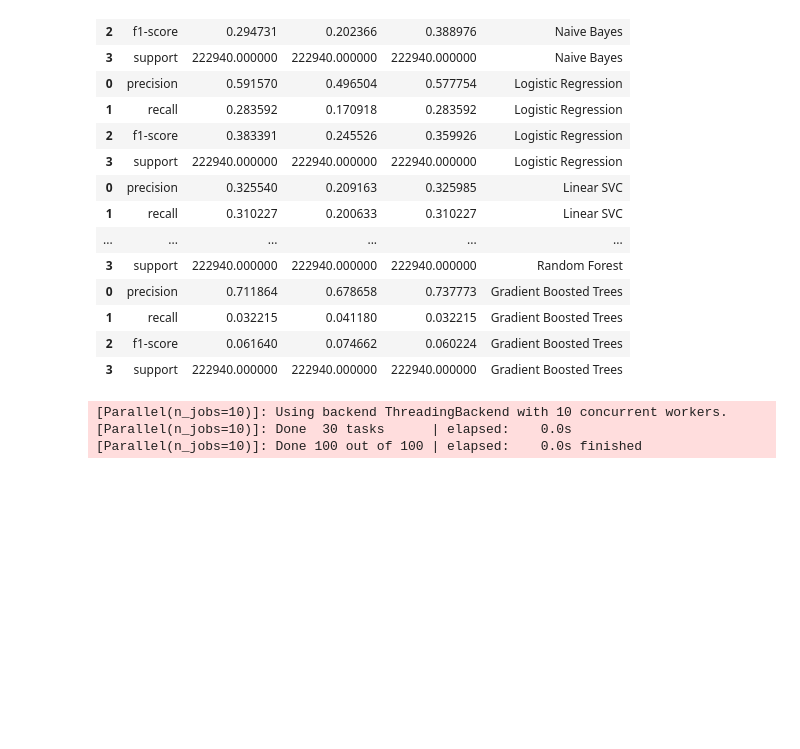
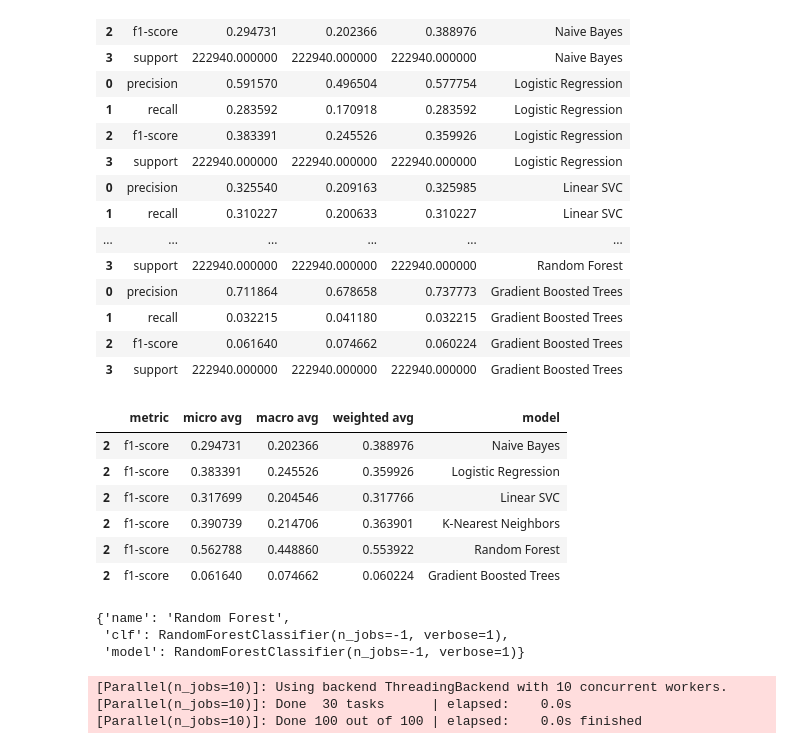
Before and after one commit to edwardpk94/movie_genres, a Jupyter notebook: model/eda.ipynb, the cells around one changed output. Cells and saved outputs as stored; diff of their text form; code cells hidden in the pictures; blank space fills up the shorter version.

```diff
--- a/model/eda.ipynb
+++ b/model/eda.ipynb
@@ -679,3 +680,14 @@ Training model: Gradient Boosted Trees
 | 1 | recall | 0.032215 | 0.041180 | 0.032215 | Gradient Boosted Trees |
 | 2 | f1-score | 0.061640 | 0.074662 | 0.060224 | Gradient Boosted Trees |
 | 3 | support | 222940.000000 | 222940.000000 | 222940.000000 | Gradient Boosted Trees |
+# %%
+# Random forest is pretty clearly the winner here
+results_df.query("metric == 'f1-score'")
+# %% [output]
+|  | metric | micro avg | macro avg | weighted avg | model |
+| 2 | f1-score | 0.294731 | 0.202366 | 0.388976 | Naive Bayes |
+| 2 | f1-score | 0.383391 | 0.245526 | 0.359926 | Logistic Regression |
+| 2 | f1-score | 0.317699 | 0.204546 | 0.317766 | Linear SVC |
+| 2 | f1-score | 0.390739 | 0.214706 | 0.363901 | K-Nearest Neighbors |
+| 2 | f1-score | 0.562788 | 0.448860 | 0.553922 | Random Forest |
+| 2 | f1-score | 0.061640 | 0.074662 | 0.060224 | Gradient Boosted Trees |
@@ -682,3 +706,9 @@ Training model: Gradient Boosted Trees
+# %%
+classifiers[4]
+# %% [output]
+{'name': 'Random Forest',
+ 'clf': RandomForestClassifier(n_jobs=-1, verbose=1),
+ 'model': RandomForestClassifier(n_jobs=-1, verbose=1)}
 # %%
 clf = classifiers[4]['model']
 title = 'The Lord of the Rings: The Return of the King'
```
Also changed, not shown: parts of 2 cells of this notebook.
